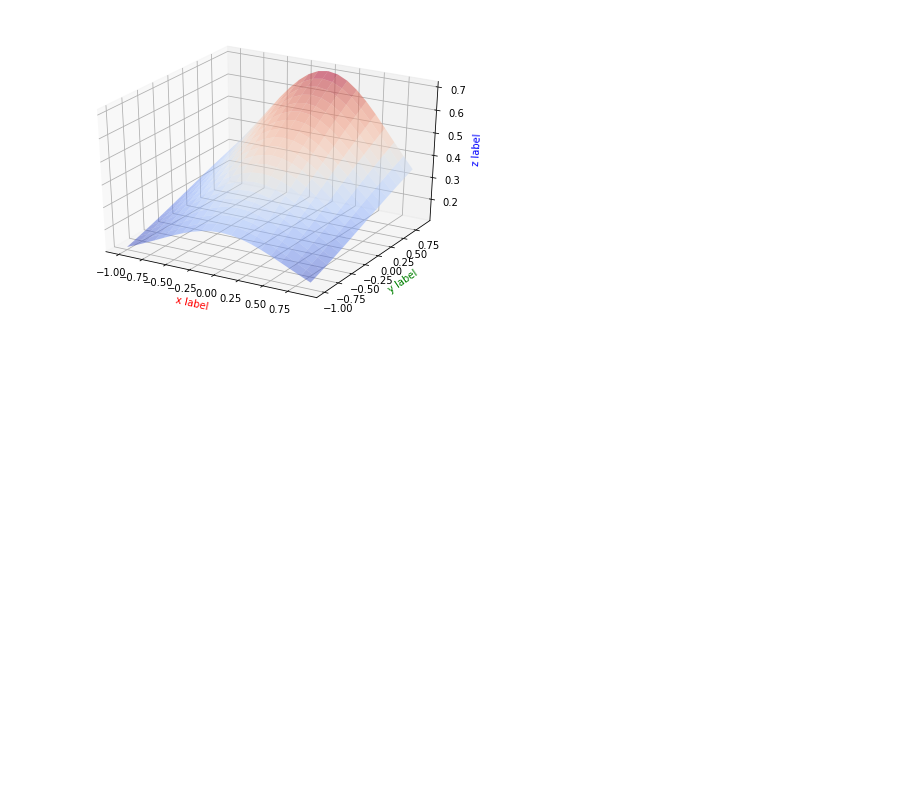
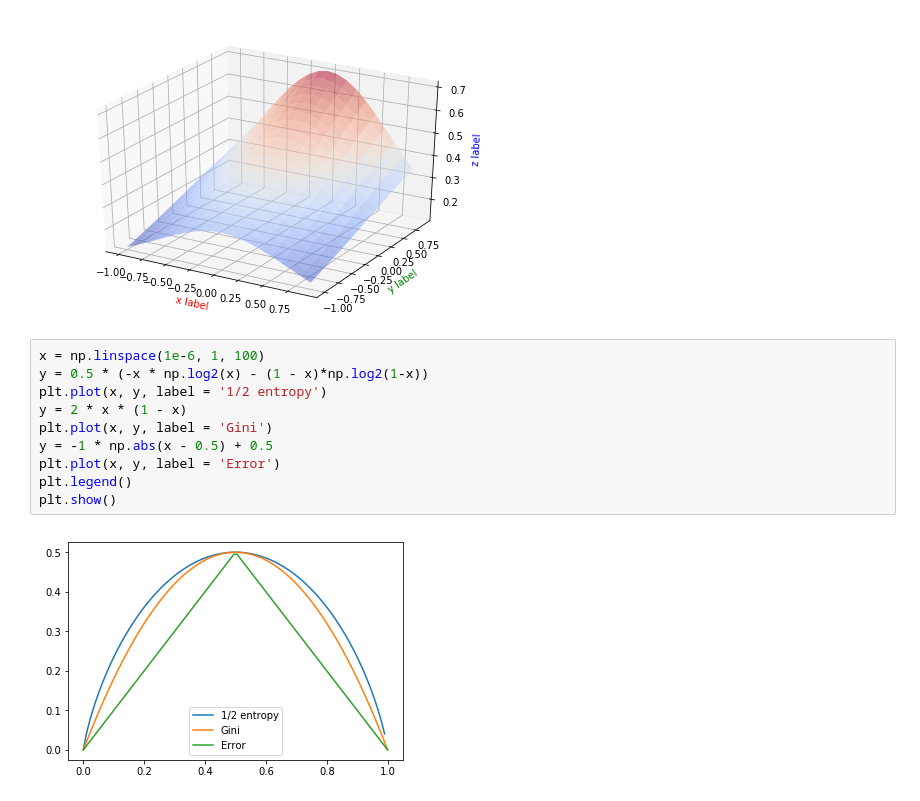
Before and after one commit to ColbyZhou/notebooks, a Jupyter notebook: math_tool.ipynb, the cells around one changed output. Saved outputs shown, nothing was run; the diff lists cells and outputs as text; blank space fills up the shorter version.

```diff
--- a/math_tool.ipynb
+++ b/math_tool.ipynb
@@ -81,3 +81,15 @@ ax.set_zlabel('z label', color='b')
 plt.show()
 # %% [output]
 [figure]
+# %%
+x = np.linspace(1e-6, 1, 100)
+y = 0.5 * (-x * np.log2(x) - (1 - x)*np.log2(1-x))
+plt.plot(x, y, label = '1/2 entropy')
+y = 2 * x * (1 - x)
+plt.plot(x, y, label = 'Gini')
+y = -1 * np.abs(x - 0.5) + 0.5
+plt.plot(x, y, label = 'Error')
+plt.legend()
+plt.show()
+# %% [output]
+[figure, added]
```
Also changed, not shown: parts of 4 cells of this notebook.
